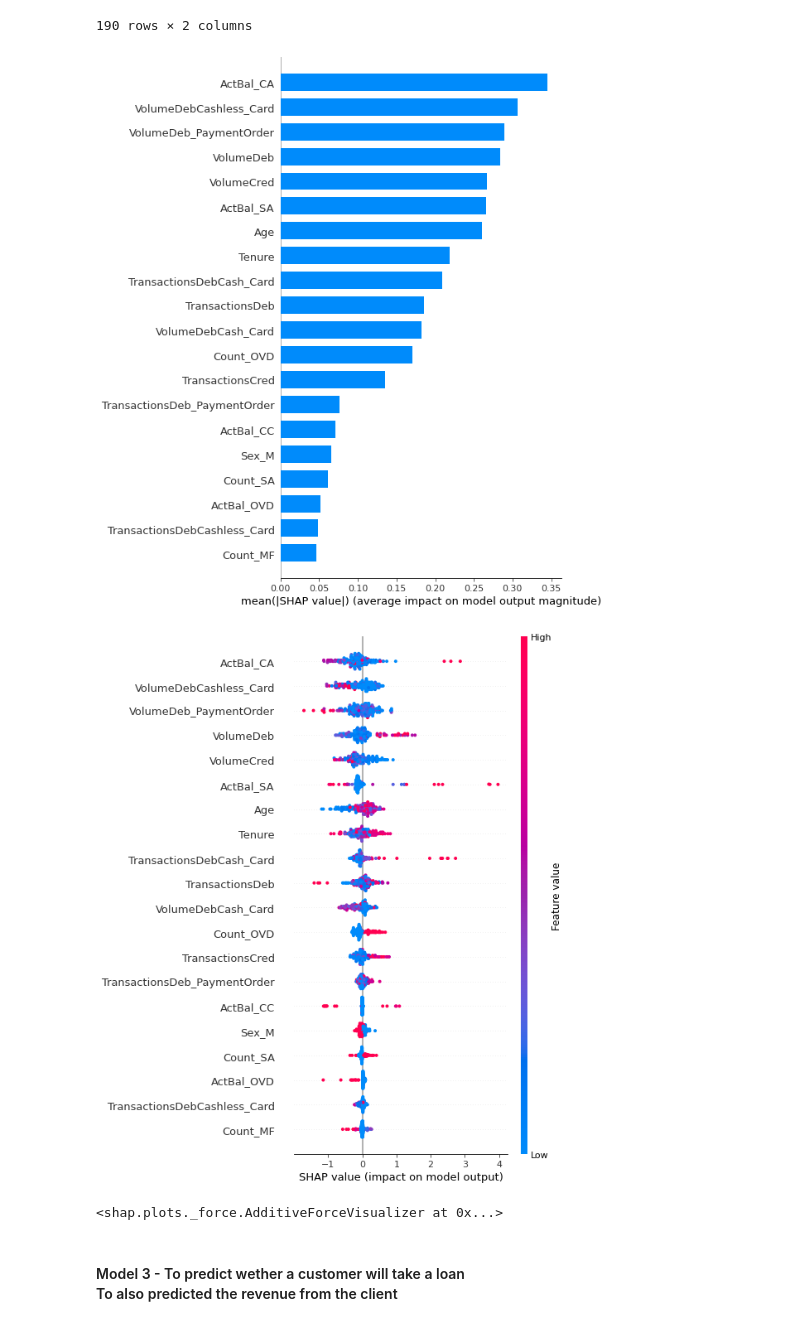
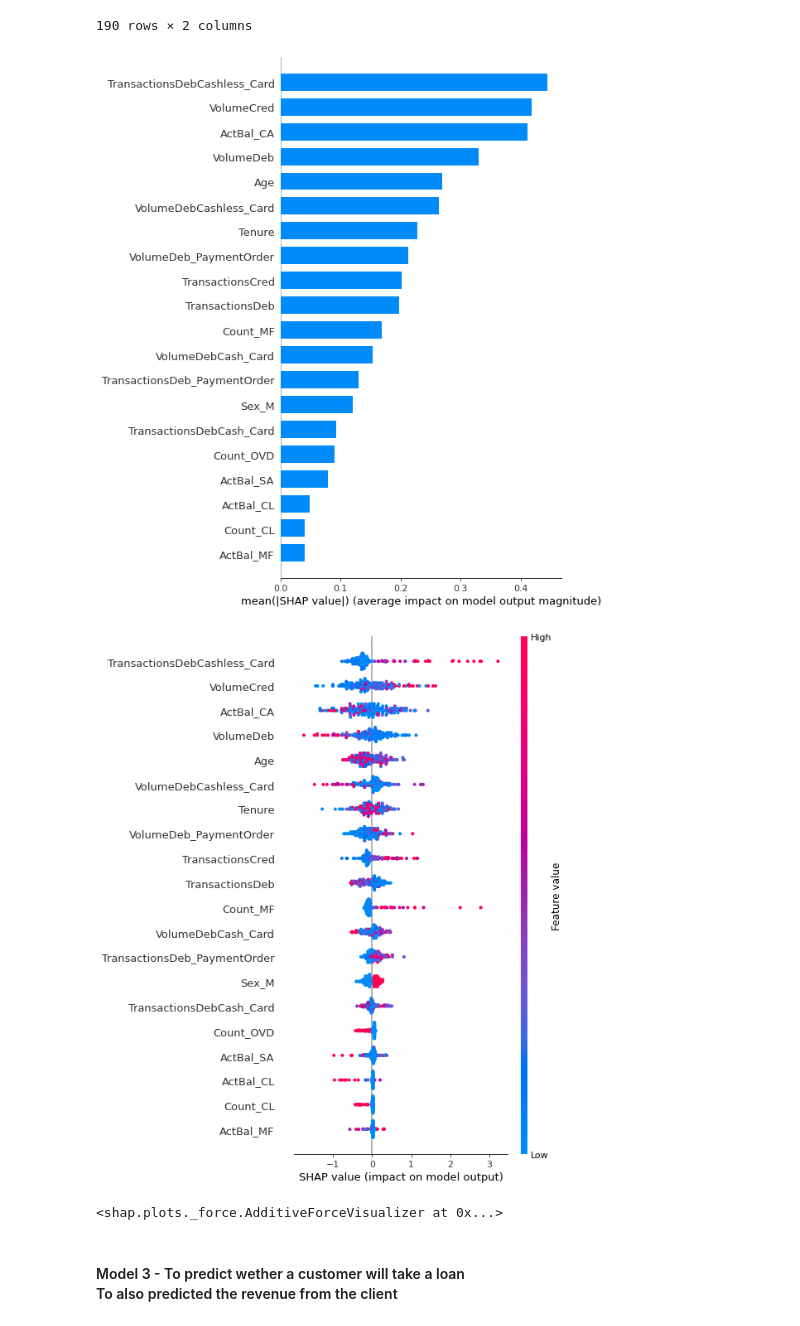
Before and after one commit to kartik1395/propensity-modeling-assignment, a Jupyter notebook: assignment.ipynb, the cells around one changed output. Saved outputs shown, nothing was run; the diff lists cells and outputs as text; code cells hidden in the pictures.

Commit message:
Add Client List | Remove wrong SHAP Code

```diff
--- a/assignment.ipynb
+++ b/assignment.ipynb
@@ -498,16 +498,16 @@ Val acc :0.7526
 | 268 | 0.000000 | -9.915356 |
 190 rows × 2 columns
 # %%
-explainer = shap.TreeExplainer(model_cc)
+explainer = shap.TreeExplainer(model_mf)
 explanation = explainer(X_test_mf)
 shap_values = explainer.shap_values(X_test_mf)
 
 shap.summary_plot(shap_values, X_test_mf, plot_type="bar")
 shap.summary_plot(shap_values, X_test_mf)
 shap.force_plot(explainer.expected_value, shap_values[0, :], X_test_mf.iloc[0, :])
 # %% [output]
-[figure, old version]
+[figure, new version]
-[figure, old version]
+[figure, new version]
 <shap.plots._force.AdditiveForceVisualizer at 0x...>
 # %% [markdown]
 #### Model 3 - To predict wether a customer will take a loan <br> To also predicted the revenue from the client
```
Also changed, not shown: parts of 5 cells of this notebook.
